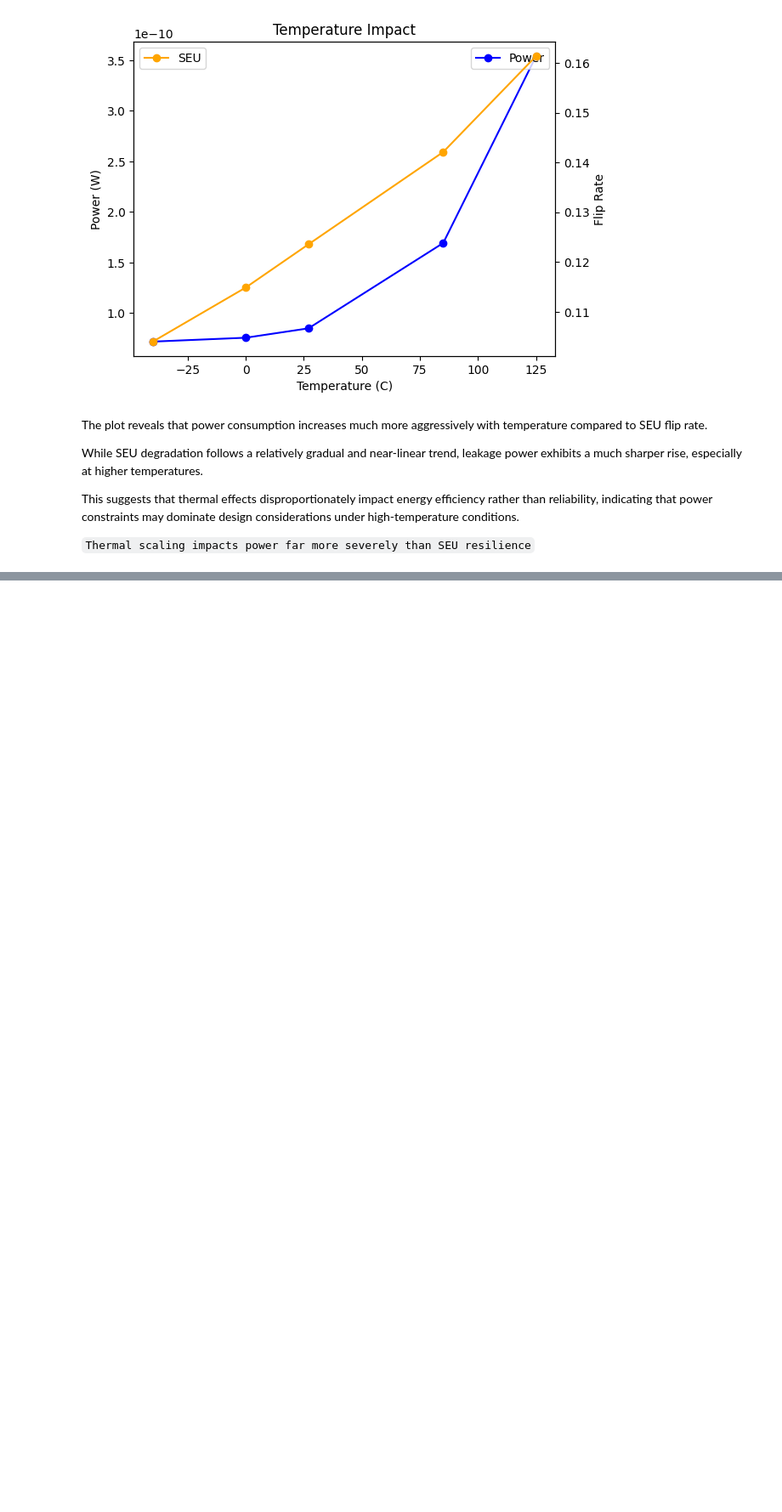
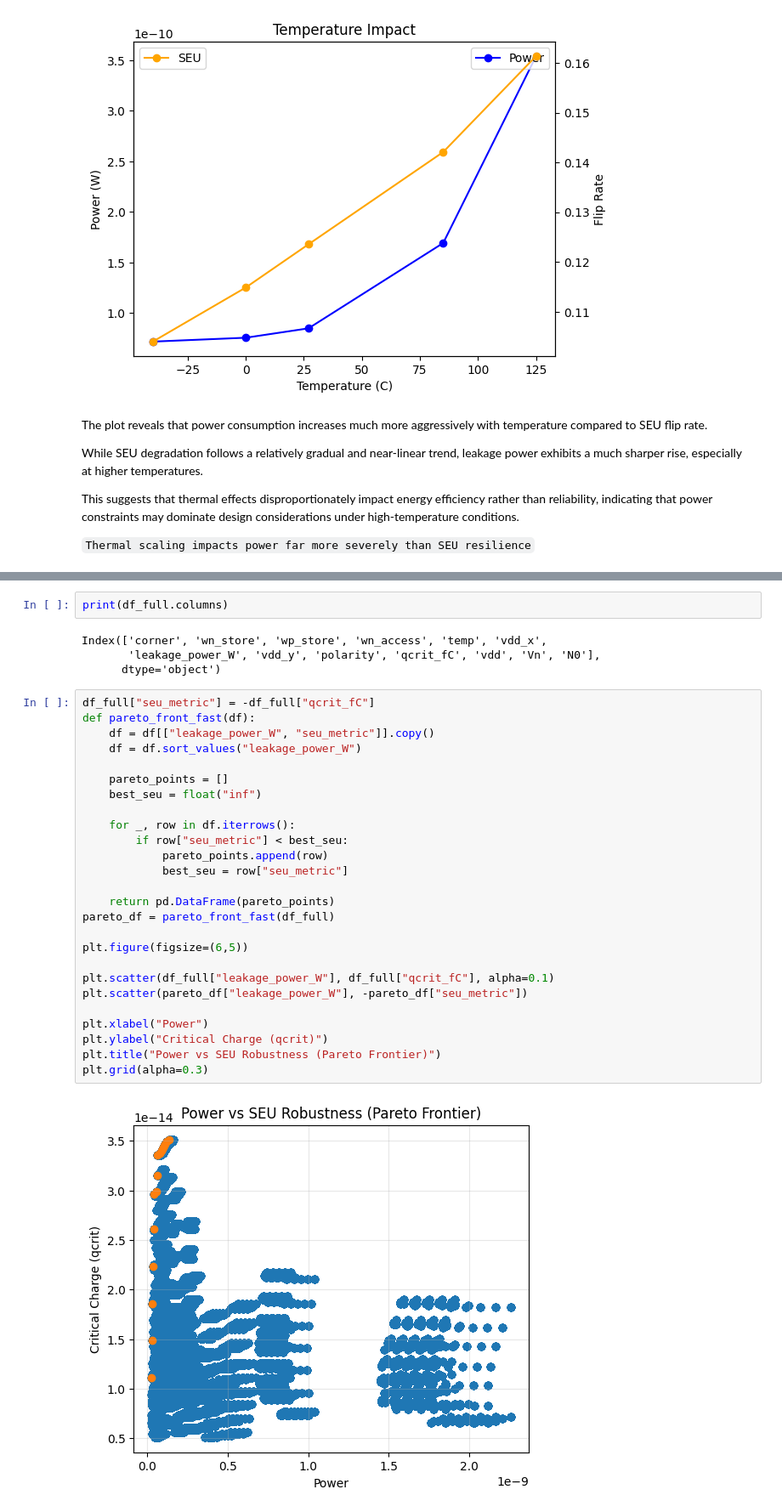
Before and after one commit to gannon1penn/ESE5760_Final_Project, a Jupyter notebook: sram_analysis.ipynb, the cells around one changed output, grey strips where cells are left out. Shown at 85% size. Drawn from its saved outputs; the diff is of its cells as text; blank space fills up the shorter version.

```diff
--- a/sram_analysis.ipynb
+++ b/sram_analysis.ipynb
@@ -425,0 +465,34 @@ This suggests that thermal effects disproportionately impact energy efficiency r
+# %%
+print(df_full.columns)
+# %% [output]
+Index(['corner', 'wn_store', 'wp_store', 'wn_access', 'temp', 'vdd_x',
+       'leakage_power_W', 'vdd_y', 'polarity', 'qcrit_fC', 'vdd', 'Vn', 'N0'],
+      dtype='object')
+# %%
+df_full["seu_metric"] = -df_full["qcrit_fC"]
+def pareto_front_fast(df):
+    df = df[["leakage_power_W", "seu_metric"]].copy()
+    df = df.sort_values("leakage_power_W")
+
+    pareto_points = []
+    best_seu = float("inf")
+
+    for _, row in df.iterrows():
+        if row["seu_metric"] < best_seu:
+            pareto_points.append(row)
+            best_seu = row["seu_metric"]
+
+    return pd.DataFrame(pareto_points)
+pareto_df = pareto_front_fast(df_full)
+
+plt.figure(figsize=(6,5))
+
+plt.scatter(df_full["leakage_power_W"], df_full["qcrit_fC"], alpha=0.1)
+plt.scatter(pareto_df["leakage_power_W"], -pareto_df["seu_metric"])
+
+plt.xlabel("Power")
+plt.ylabel("Critical Charge (qcrit)")
+plt.title("Power vs SEU Robustness (Pareto Frontier)")
+plt.grid(alpha=0.3)
+# %% [output]
+[figure, added]
```
Also changed, not shown: parts of 14 cells of this notebook, 3 other files.
